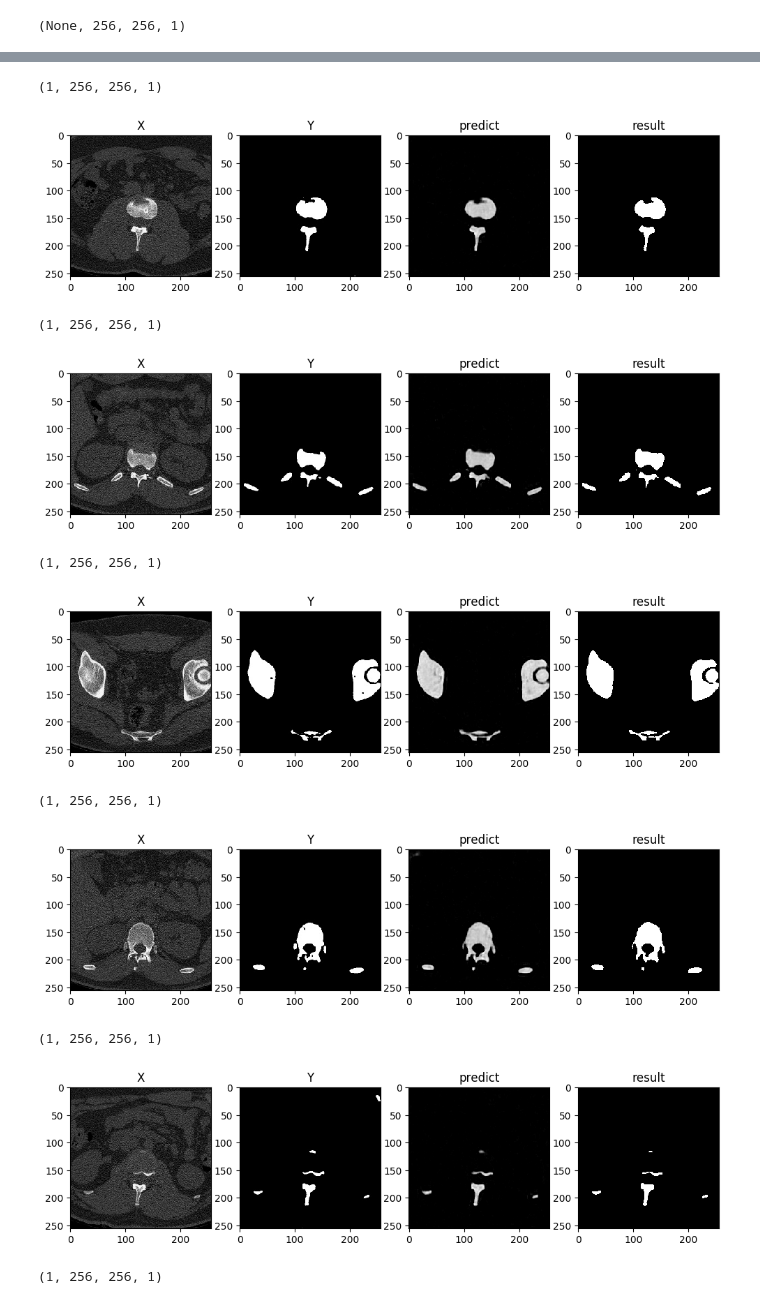
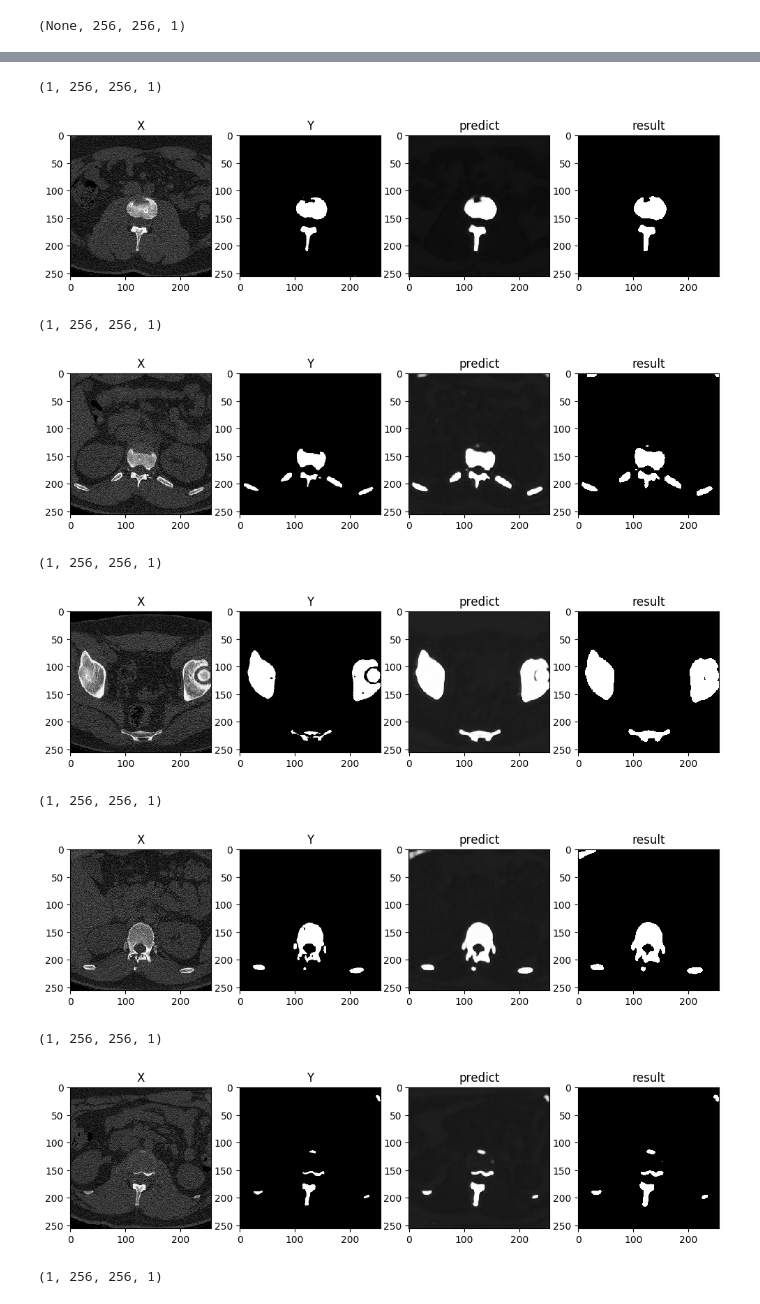
Before and after one commit to ianchen1015/segmentation, a Jupyter notebook: k/model.ipynb, the cells around one changed output, grey strips where cells are left out. Cells and saved outputs as stored; diff of their text form; code cells hidden in the pictures.

```diff
--- a/k/model.ipynb
+++ b/k/model.ipynb
@@ -136,7 +136,7 @@ model = Model(inputs=input_img, outputs=output_img)
 print (model.output_shape)
 
 # optimizer
-opt = keras.optimizers.Adam(lr=0.0001)
+opt = keras.optimizers.Adam(lr=0.001)
 
 model.compile(optimizer=opt,
               loss='mse',
@@ -150,14 +150,9 @@ tensorboard = TensorBoard(log_dir='./logs', histogram_freq=0, write_graph=True,
 # training
 model.fit(X_train, Y_train,
                 validation_split=0.3,
-                epochs=60,
-                batch_size=10,
+                epochs=20,
+                batch_size=20,
                 shuffle=True,
                 callbacks=[tensorboard])
-
-"""
-Epoch 20/20
-60000/60000 [==============================] - 7s - loss: 0.0398
-"""
 # %% [output]
 Train on 238 samples, validate on 103 samples
@@ -186,36 +182,36 @@ del model  # deletes the existing model
 model = load_model('./save/model.h5')
 # %%
 #num = 3
-for num in range(0, 11):
+for num in range(0, 31):
 
     X = X_train[num:num+1]
     Y = Y_train[num:num+1]
 
     img = model.predict(X)
     img2 = img > 0.5
     print(img.shape)
 
 
     plt.figure(num=None, figsize=(12, 15), dpi=100, facecolor='w', edgecolor='k')
 
     plt.subplot(141), plt.title('X'), plt.imshow(X.reshape(size,size), cmap='gray')
 
     plt.subplot(142), plt.title('Y'), plt.imshow(Y.reshape(size,size), cmap='gray')
 
     plt.subplot(143), plt.title('predict'), plt.imshow(img.reshape(size,size), cmap='gray')
 
     plt.subplot(144), plt.title('result'), plt.imshow(img2.reshape(size,size), cmap='gray')
 
     plt.show()
 # %% [output]
 (1, 256, 256, 1)
-[figure, old version]
+[figure, new version]
 (1, 256, 256, 1)
-[figure, old version]
+[figure, new version]
 (1, 256, 256, 1)
-[figure, old version]
+[figure, new version]
 (1, 256, 256, 1)
-[figure, old version]
+[figure, new version]
 (1, 256, 256, 1)
-[figure, old version]
+[figure, new version]
 (1, 256, 256, 1)
```
Also changed, not shown: parts of 2 cells of this notebook, 2 other files.
